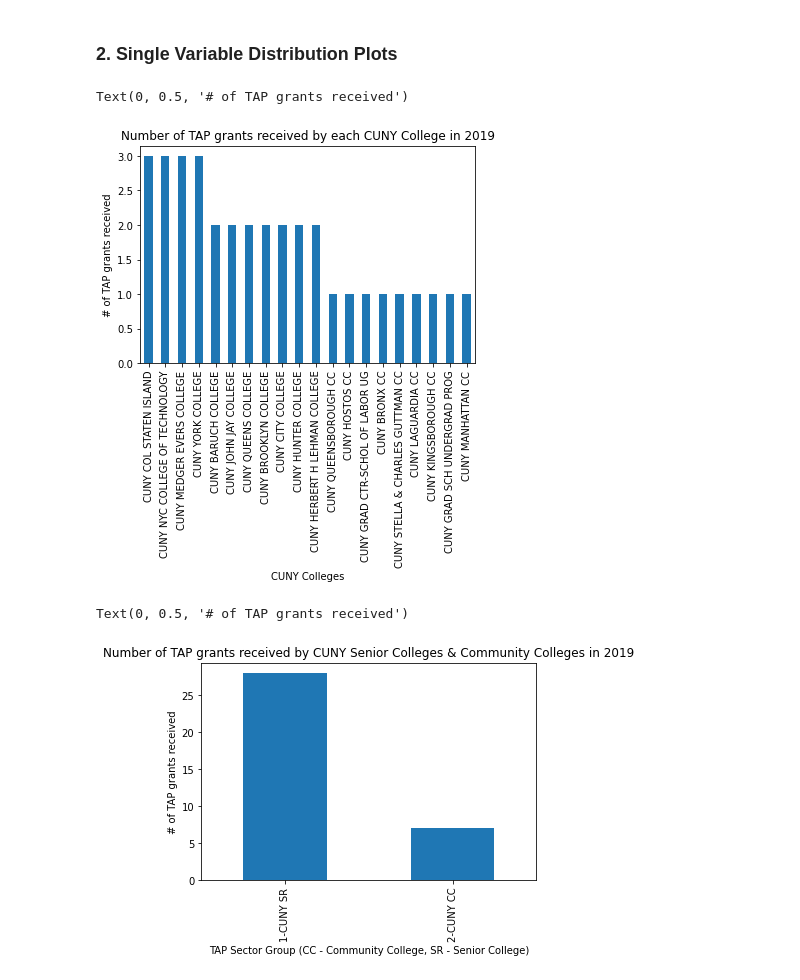
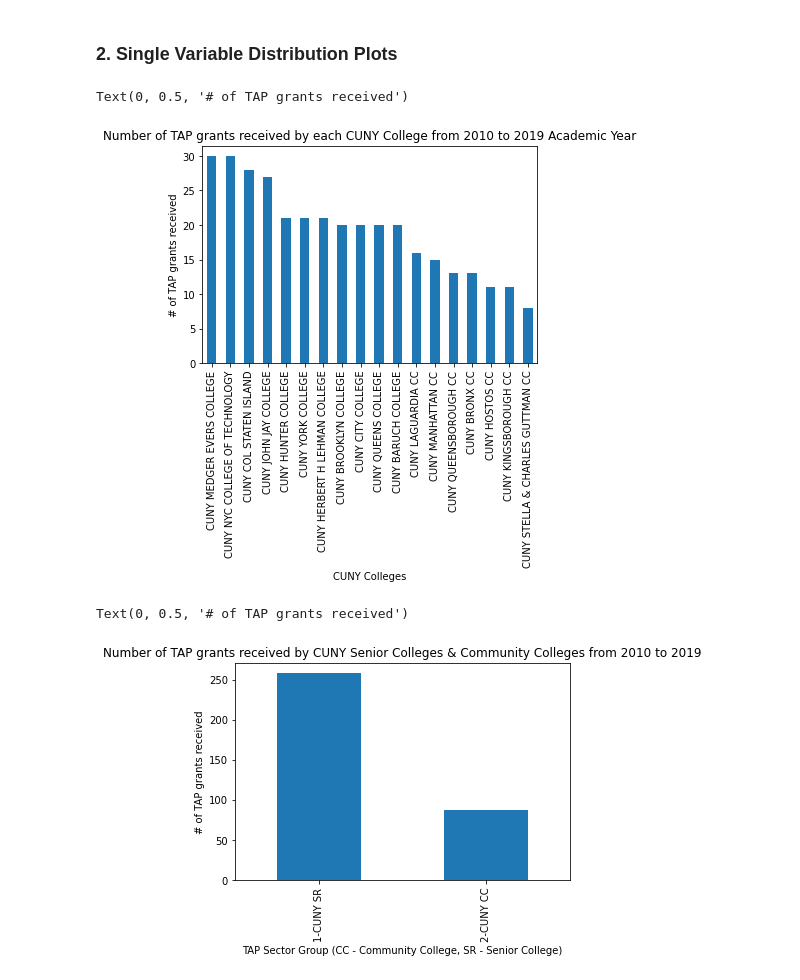
Before and after one commit to agyapongeli77/data-science-project, a Jupyter notebook: Project - MAT 328 Techniques In Data Science.ipynb, the cells around one changed output. Drawn from its saved outputs; the diff is of its cells as text; code cells hidden in the pictures.

Commit message:
More cleaning done to the data and also 2 plots of multiple variable distribution added

```diff
--- a/Project - MAT 328 Techniques In Data Science.ipynb
+++ b/Project - MAT 328 Techniques In Data Science.ipynb
@@ -43,7 +43,4 @@ y2019_cuny_tap_data.head()
 # Drop the Academic Year column since we extracted the year 2019
 # Drop the Sector Type column because we know CUNY Colleges are public colleges
 # Drop the Level, TAP and Federal code columns because it's not useful in this analysis
-
-y2019_cuny_tap_data = y2019_cuny_tap_data.drop(columns = ["TAP College Code", "Federal School Code", \
-                                                          "Academic Year", "Level", "Sector Type"])
-y2019_cuny_tap_data.head()
+cuny_tap_data = cuny_tap_data.drop(columns = ["TAP College Code", "Federal School Code", "Level", "Sector Type"])
@@ -56,0 +47,8 @@ y2019_cuny_tap_data.head()
+# %%
+# Drop all the rows in the dataset with the College Names ('CUNY GRAD SCH UNDERGRAD PROG'
+# and 'CUNY GRAD CTR-SCHOL OF LABOR UG') because we want to analyze TAP grants awarded to
+# to CUNY Senior Colleges and Community Colleges
+
+cuny_tap_data = cuny_tap_data[(cuny_tap_data["TAP College Name"] != "CUNY GRAD SCH UNDERGRAD PROG")
+                             & (cuny_tap_data["TAP College Name"] != "CUNY GRAD CTR-SCHOL OF LABOR UG")]
+cuny_tap_data.head()
@@ -56,0 +62,6 @@ y2019_cuny_tap_data.head()
+# %%
+# Make the TAP College Name the very first column in the dataframe
+
+college_name_column = cuny_tap_data["TAP College Name"]
+cuny_tap_data.drop(columns = ["TAP College Name"], inplace = True)
+cuny_tap_data.insert(0, "TAP College Name", college_name_column)
@@ -57,7 +77,7 @@ y2019_cuny_tap_data.head()
 # %%
-# Sort the data by the College Name and reindex the rows
+# Sort the data by the College Name and Academic Year, and reindex the rows
 
-y2019_cuny_tap_data = y2019_cuny_tap_data.sort_values("TAP College Name")
-y2019_cuny_tap_data.reset_index(drop = True, inplace = True)
-y2019_cuny_tap_data.head()
+cuny_tap_data = cuny_tap_data.sort_values(["TAP College Name", "Academic Year"])
+cuny_tap_data.reset_index(drop = True, inplace = True)
+cuny_tap_data.head()
 # %% [output]
@@ -85,19 +90,19 @@ y2019_cuny_tap_data.head()
 # %% [markdown]
 ### 2. Single Variable Distribution Plots
 # %%
-y2019_cuny_tap_data["Tap College Name"].value_counts().plot.bar()
-plt.title("Number of TAP grants received by each CUNY College in 2019")
+cuny_tap_data["TAP College Name"].value_counts().plot.bar()
+plt.title("Number of TAP grants received by each CUNY College from 2010 to 2019 Academic Year")
 plt.xlabel("CUNY Colleges")
 plt.ylabel("# of TAP grants received")
 # %% [output]
 Text(0, 0.5, '# of TAP grants received')
-[figure, old version]
+[figure, new version]
 # %%
-y2019_cuny_tap_data["TAP Sector Group"].value_counts().plot.bar()
-plt.title("Number of TAP grants received by CUNY Senior Colleges & Community Colleges in 2019")
+cuny_tap_data["TAP Sector Group"].value_counts().plot.bar()
+plt.title("Number of TAP grants received by CUNY Senior Colleges & Community Colleges from 2010 to 2019")
 plt.xlabel("TAP Sector Group (CC - Community College, SR - Senior College)")
 plt.ylabel("# of TAP grants received")
 # %% [output]
 Text(0, 0.5, '# of TAP grants received')
-[figure, old version]
+[figure, new version]
 # %%
```
Also changed, not shown: parts of 13 cells of this notebook.
